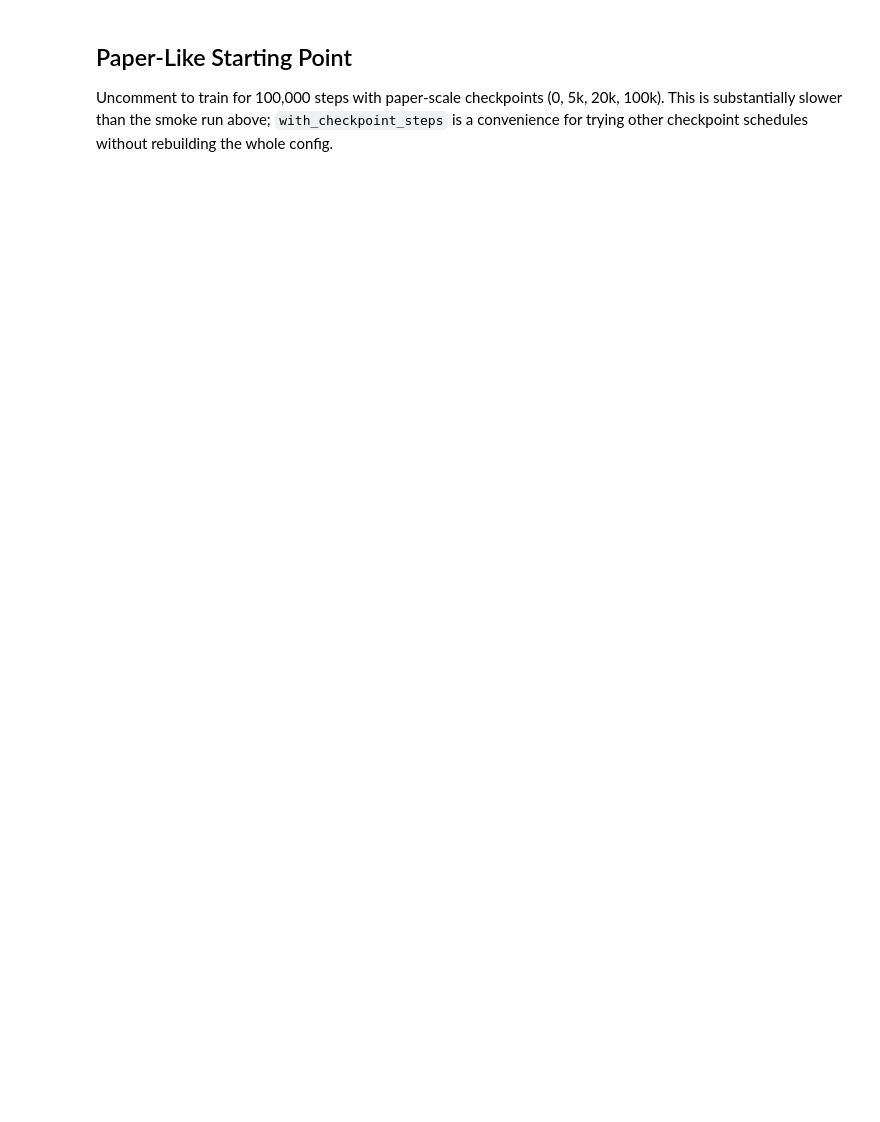
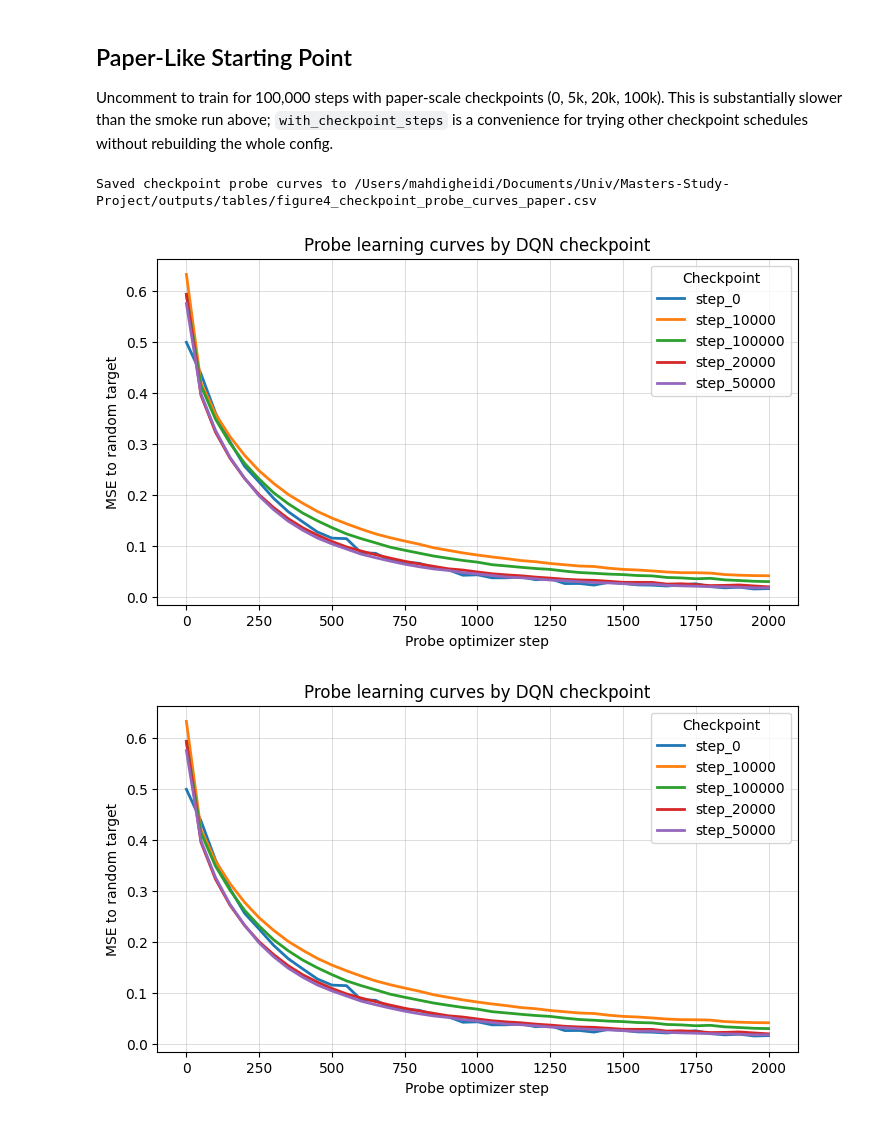
Before and after one commit to mahdigheidi/Masters-Study-Project, a Jupyter notebook: notebooks/figure4_checkpoint_probe_curves.ipynb, the cells around one changed output. Saved outputs shown, nothing was run; the diff lists cells and outputs as text; code cells hidden in the pictures; blank space fills up the shorter version.

Commit message:
complete figure 4 configurations

```diff
--- a/notebooks/figure4_checkpoint_probe_curves.ipynb
+++ b/notebooks/figure4_checkpoint_probe_curves.ipynb
@@ -132,19 +132,19 @@ def make_smoke_config(data_root: str = "./data", download: bool = False) -> Chec
 def make_paper_like_config(
     data_root: str = "./data",
     download: bool = False,
-    architecture: str = "mlp",
+    architecture: str = "cnn",
     environment: str = "easy",
 ) -> CheckpointCurveConfig:
     return CheckpointCurveConfig(
         data_root=data_root,
         download=download,
-        observation_space="mnist",
+        observation_space="cifar10",
         environment=environment,
         architecture=architecture,
-        hidden_dim=512,
+        hidden_dim=256,
         train_steps=100_000,
         target_update_period=1_000,
-        checkpoint_steps=(0, 5_000, 20_000, 100_000),
+        checkpoint_steps=(0, 10_000, 20_000, 50_000, 100_000),
         probe_steps=2_000,
         num_probe_tasks=10,
         probe_batch_size=512,
@@ -235,10 +223,14 @@ Saved checkpoint curve figure to /Users/mahdigheidi/Documents/Univ/Masters-Study
 
 Uncomment to train for 100,000 steps with paper-scale checkpoints (0, 5k, 20k, 100k). This is substantially slower than the smoke run above; `with_checkpoint_steps` is a convenience for trying other checkpoint schedules without rebuilding the whole config.
 # %%
-# paper_cfg = make_paper_like_config(
-#     data_root=str(DATA_ROOT), download=False, architecture="mlp", environment="easy",
-# )
-# paper_curves = run_checkpoint_curve_experiment(
-#     paper_cfg, save_path=TABLES_DIR / "figure4_checkpoint_probe_curves_paper.csv"
-# )
-# plot_checkpoint_learning_curves(paper_curves)
+paper_cfg = make_paper_like_config(
+    data_root=str(DATA_ROOT), download=False, architecture="mlp", environment="easy",
+)
+paper_curves = run_checkpoint_curve_experiment(
+    paper_cfg, save_path=TABLES_DIR / "figure4_checkpoint_probe_curves_paper.csv"
+)
+plot_checkpoint_learning_curves(paper_curves)
+# %% [output]
+Saved checkpoint probe curves to /Users/mahdigheidi/Documents/Univ/Masters-Study-Project/outputs/tables/figure4_checkpoint_probe_curves_paper.csv
+[figure, added]
+[figure, added]
```
Also changed, not shown: parts of 4 cells of this notebook, 3 other files.
